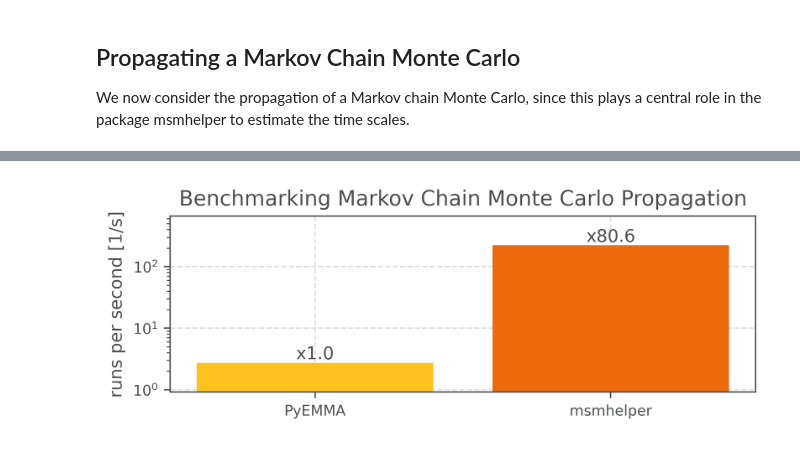
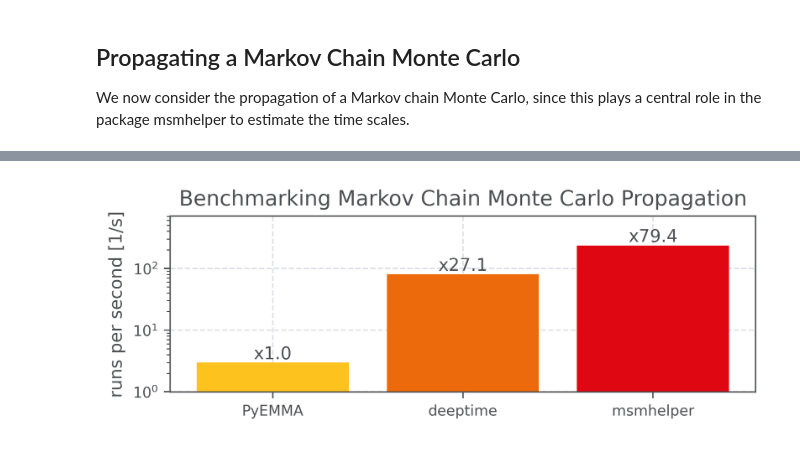
Before and after one commit to moldyn/msmhelper, a Jupyter notebook: docs/benchmark.ipynb, the cells around one changed output, grey strips where cells are left out. Saved outputs shown, nothing was run; the diff lists cells and outputs as text; code cells hidden in the pictures.

Commit message:
Add deeptime to benchmark comparison, #27

```diff
--- a/docs/benchmark.ipynb
+++ b/docs/benchmark.ipynb
@@ -244,8 +302,10 @@ time_mcmc_pyemma = _
+# %%
+time_mcmc_deeptime = _
 # %%
 visualize_benchmark_results(
-    (time_mcmc_pyemma, time_mcmc_mh),
-    ('PyEMMA', 'msmhelper'),
+    (time_mcmc_pyemma, time_mcmc_deeptime, time_mcmc_mh),
+    ('PyEMMA', 'deeptime', 'msmhelper'),
     f'Benchmarking Markov Chain Monte Carlo Propagation',
 )
 # %% [output]
-[figure, old version]
+[figure, new version]
```
Also changed, not shown: parts of 24 cells of this notebook.
